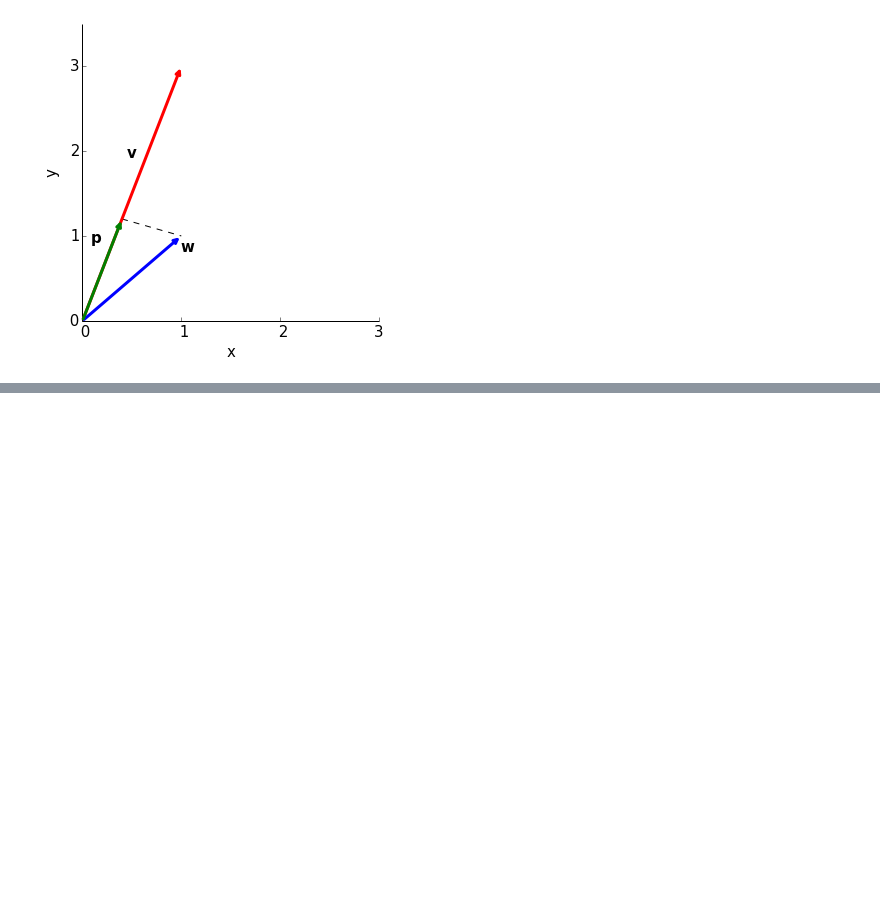
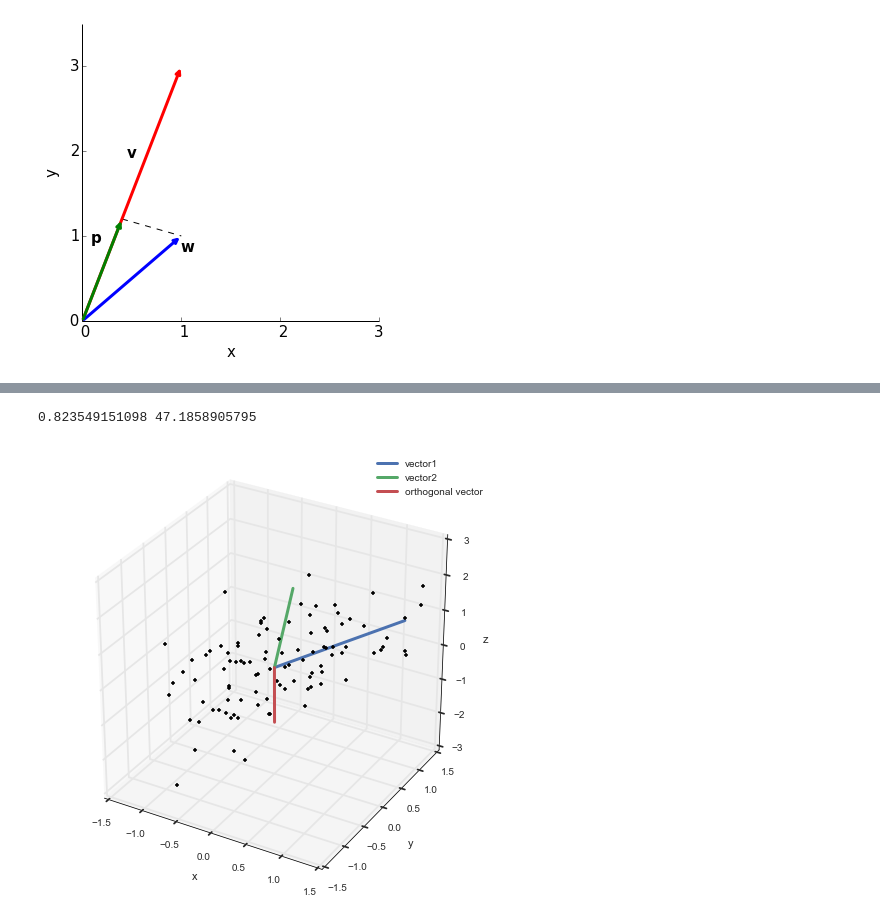
Before and after one commit to Crisly/MathcourseBCN, a Jupyter notebook: math BCN.ipynb, the cells around one changed output, grey strips where cells are left out. Cells and saved outputs as stored; diff of their text form; code cells hidden in the pictures; blank space fills up the shorter version.

```diff
--- a/math BCN.ipynb
+++ b/math BCN.ipynb
@@ -257,0 +287,31 @@ figure1.savefig(os.path.join(resdir,'figure4b.png'))
+# %%
+f = figure(figsize=(8, 8))
+ax = f.add_subplot(111, projection="3d", axisbg="white")
+ax.plot(*[[o[i], 2*v1[i]] for i in range(3)], linewidth=3, label="vector1")
+ax.plot(*[[o[i], 2*v2[i]] for i in range(3)], linewidth=3, label="vector2")
+for axisl in ["x", "y", "z"]:
+    getattr(ax, "set_%slabel" % axisl)(axisl)  # Here's a fun trick
+legend()
+
+for i in range(100):
+    # generate a point that is a weighted sum of the 2 vectors
+    w1 = randn(1)
+    w2 = randn(1)
+    point = w1 * v1 + w2 * v2
+    ax.plot(*point, marker=".", color="k")
+
+# We can find a vector that is orthogonal to the plane defined by v1 and v2
+# by taking the vector cross product.  See the wikipedia page for a
+# definition of cross product
+v3 = cross(v1.reshape(1, 3), v2.reshape(1, 3)).squeeze()  # Must be right shape for cross()
+ax.plot(*[[o[i], 2*v3[i]] for i in range(3)], linewidth=3, label="orthogonal vector")
+legend();
+
+#Since we're using unit vectors, the angle theta becomes simply a fnction of the inner product of the two vectors
+theta = arccos(dot(v2.T, v1)).squeeze()
+# and radians can be converted to degrees
+theta_deg = theta * (180 / pi)
+print theta, theta_deg
+# %% [output]
+0.823549151098 47.1858905795
+[figure, added]
```
Also changed, not shown: parts of 27 cells of this notebook, 4 other files.
